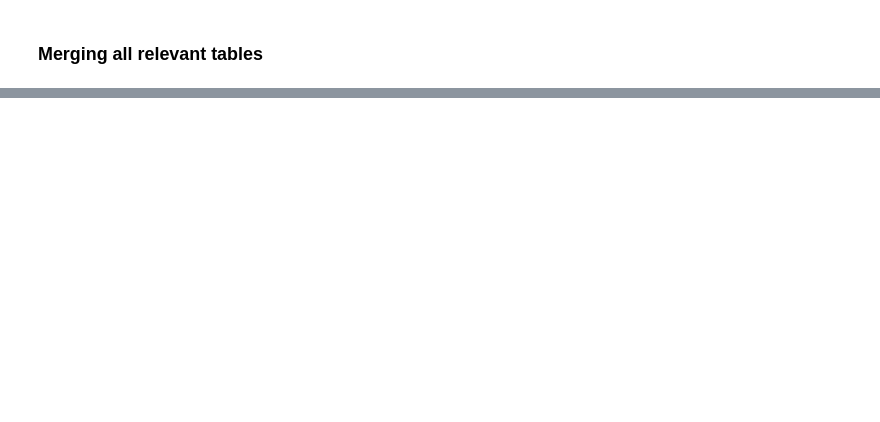
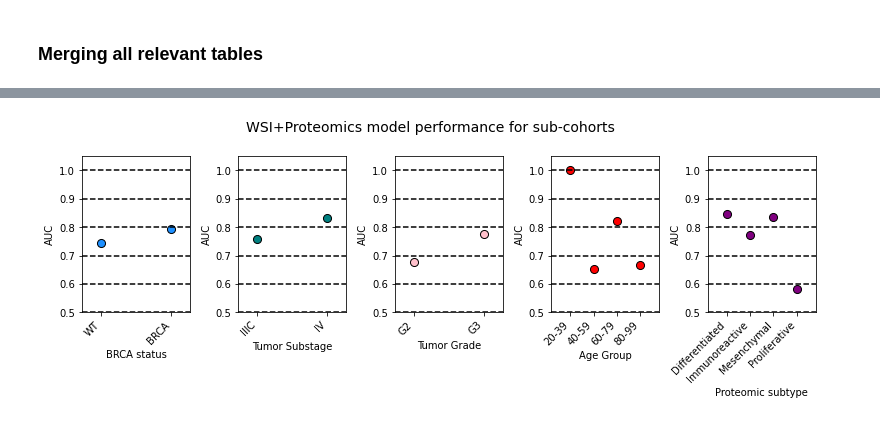
Before and after one commit to csabaiBio/HGSOC_platinum_response, a Jupyter notebook: HGSOC_platinum_responce/HRD_results_analysis.ipynb, the cells around one changed output, grey strips where cells are left out. Saved outputs shown, nothing was run; the diff lists cells and outputs as text; code cells hidden in the pictures; blank space fills up the shorter version.

```diff
--- a/HGSOC_platinum_responce/HRD_results_analysis.ipynb
+++ b/HGSOC_platinum_responce/HRD_results_analysis.ipynb
@@ -196,0 +263,96 @@ plt.show()
+# %%
+# make some plot with ACC vs groupings.... for each model ...
+
+import pandas as pd
+import matplotlib.pyplot as plt
+from sklearn.metrics import roc_curve, auc
+import matplotlib.pyplot as plt
+from sklearn.metrics import roc_curve, auc
+import pandas as pd
+
+def calculate_and_plot_auc(df, grouping_column, subplot_index, n_rows, n_cols):
+    # Bin ages if the grouping is by 'Patient Age'
+    if grouping_column == 'Patient Age':
+        bins = range(0, 120, 20)
+        labels = [f'{i}-{i + 19}' for i in bins[:-1]]
+        df['Age Group'] = pd.cut(df[grouping_column], bins=bins, labels=labels, right=False)
+        grouping_column = 'Age Group'  # Use the binned age for grouping
+
+    results = []
+    for name, group in df.groupby(grouping_column):
+        if group['label'].nunique() > 1:  # Ensure at least two different labels
+            fpr, tpr, thresholds = roc_curve(group['label'], group["prob"])
+            roc_auc = auc(fpr, tpr)
+            patient_count = group.shape[0]
+            results.append((name, roc_auc, patient_count))
+        else:
+            results.append((name, float('nan'), group.shape[0]))  # Handle groups with insufficient variation
+
+    results_df = pd.DataFrame(results, columns=[grouping_column, 'AUC', 'Patient Count'])
+    results_df = results_df.dropna(subset=[grouping_column])
+
+    # Plotting as a dot plot
+    plt.subplot(n_rows, n_cols, subplot_index)
+    # Create an x-axis index for each unique group after filtering
+    x_ticks = range(len(results_df[grouping_column]))
+
+
+
+
+    if grouping_column == 'BRCA status':
+        color = "dodgerblue"
+        plt.xticks([0,1], ["WT","BRCA"], rotation=45, ha='right')
+    else:
+        plt.xticks(x_ticks, results_df[grouping_column], rotation=45, ha='right')
+
+    if grouping_column == 'Tumor Substage':
+        color = "teal"
+    if grouping_column == 'Tumor Grade':
+        color = "pink"
+    if grouping_column == 'Age Group':
+        color = "red"
+    if grouping_column == 'Proteomic subtype':
+        color = "purple"
+
+    plt.scatter(x_ticks, results_df['AUC'], color=color, edgecolor='black', s=65)
+
+
+    current_xlim = plt.xlim()
+    # Calculate new limits to add some padding. Adjust the factor to control the space
+    padding = (current_xlim[1] - current_xlim[0]) * 0.2  # Adjusts the padding, 10% of the current range
+    new_xlim = (current_xlim[0] - padding, current_xlim[1] + padding)
+    # Set new x-axis limits
+    plt.xlim(new_xlim)
+
+    plt.xlabel(grouping_column)
+    plt.axhline(y=0.5, color='k', linestyle='--')
+    plt.axhline(y=0.6, color='k', linestyle='--')
+    plt.axhline(y=0.7, color='k', linestyle='--')
+    plt.axhline(y=0.8, color='k', linestyle='--')
+    plt.axhline(y=0.9, color='k', linestyle='--')
+    plt.axhline(y=1, color='k', linestyle='--')
+
+    plt.ylabel('AUC')
+    plt.ylim(0.5, 1.05)  # Adjust as necessary
+    # plt.title(f'AUC by {grouping_column}')
+
+# Assuming 'df' is your DataFrame
+# Define the groupings you're interested in
+groupings = ['BRCA status','Tumor Substage','Tumor Grade', 'Patient Age', 'Proteomic subtype']  # Add more groupings as needed
+
+# Plot settings
+n_rows = 1  # Adjust based on the number of groupings
+n_cols = len(groupings)
+plt.figure(figsize=(n_cols * 2.2, n_rows * 4))
+
+# Calculate AUC and plot for each grouping
+for i, grouping in enumerate(groupings, start=1):
+    calculate_and_plot_auc(merged, grouping, i, n_rows, n_cols)
+
+# make colors same as in data presentation table...
+plt.suptitle("WSI+Proteomics model performance for sub-cohorts",y=1,fontsize=14)
+plt.tight_layout()
+plt.savefig('../figures/clincal_analysis.png', dpi=300, facecolor='white')  # or 'roc_curve.svg' for vector format
+plt.show()
+# %% [output]
+[figure, added]
```
Also changed, not shown: parts of 10 cells of this notebook, 8 other files.
